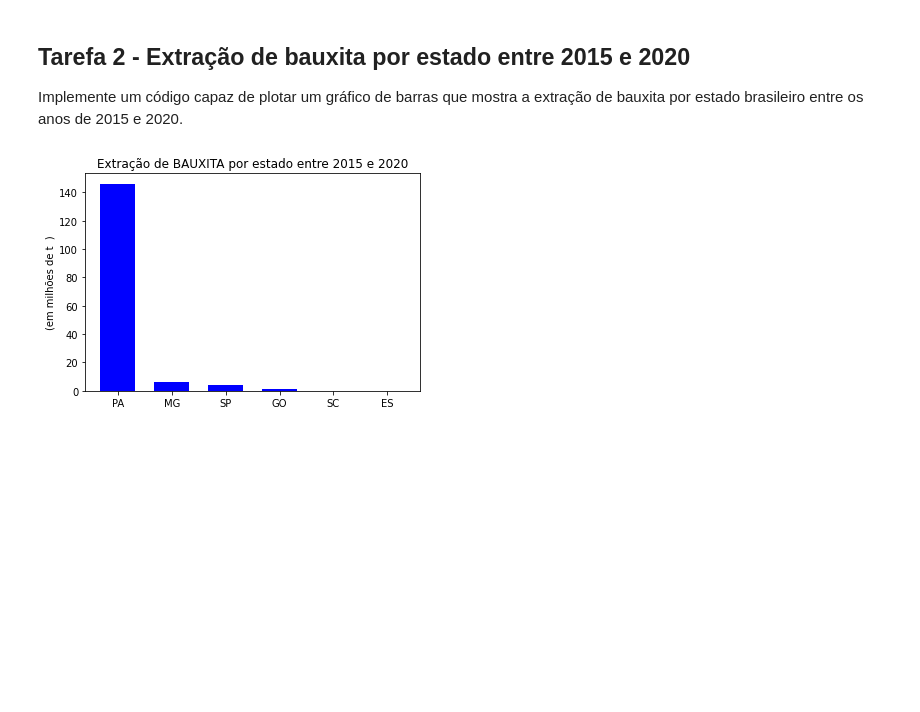
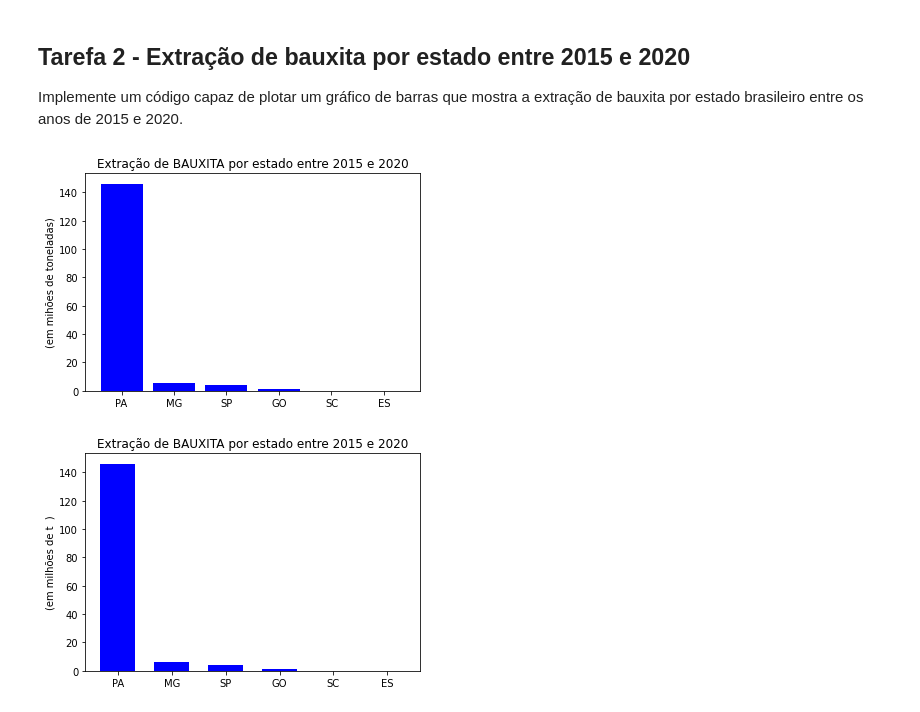
Before and after one commit to Steph7/codigos, a Jupyter notebook: PDC/Trabalho Final/ProjetoFinal2020_2.ipynb, the cells around one changed output. Saved outputs shown, nothing was run; the diff lists cells and outputs as text; code cells hidden in the pictures; blank space fills up the shorter version.

```diff
--- a/PDC/Trabalho Final/ProjetoFinal2020_2.ipynb
+++ b/PDC/Trabalho Final/ProjetoFinal2020_2.ipynb
@@ -107,6 +138,84 @@ Tarefa 2 - Extração de bauxita por estado entre 2015 e 2020
 ---------
 
 Implemente um código capaz de plotar um gráfico de barras que mostra a extração de bauxita por estado brasileiro entre os anos de 2015 e 2020.
+# %%
+import numpy as np
+import matplotlib
+import matplotlib.pyplot as plt
+import pandas as pd
+
+dadosSelecionados = list()
+
+for linha in dados:
+    if(len(linha)) == 14:
+        dadosSelecionados.append(linha)
+
+nova_lista = list()
+
+somaSP = 0
+somaMG = 0
+somaPA = 0
+somaGO = 0
+somaES = 0
+somaSC = 0
+
+for linha in dadosSelecionados:
+    linha[11].strip()
+    if linha[8] == 'BAUXITA' and int(linha[0]) >= 2015 and int(linha[0]) <= 2020 and (linha[11] != 'm3  '):
+        nova_lista.append(linha)
+        if(linha[9] == 'SP'):
+            if(linha[11] == 't  '):
+                somaSP += float(linha[12].replace(",", ".")) / 1000000
+            if(linha[11] == 'kg  '):
+                somaSP += float(linha[12].replace(",", ".")) / 1000000000
+        if(linha[9] == 'MG'):
+            if(linha[11] == 't  '):
+                somaMG += float(linha[12].replace(",", ".")) / 1000000
+            if(linha[11] == 'kg  '):
+                somaMG += float(linha[12].replace(",", ".")) / 1000000000
+        if(linha[9] == 'SC'):
+            if(linha[11] == 't  '):
+                somaSC += float(linha[12].replace(",", ".")) / 1000000
+            if(linha[11] == 'kg  '):
+                somaSC += float(linha[12].replace(",", ".")) / 1000000000
+        if(linha[9] == 'GO'):
+            if(linha[11] == 't  '):
+                somaGO += float(linha[12].replace(",", ".")) / 1000000
+            if(linha[11] == 'kg  '):
+                somaGO += float(linha[12].replace(",", ".")) / 1000000000
+        if(linha[9] == 'ES'):
+            if(linha[11] == 't  '):
+                somaES += float(linha[12].replace(",", ".")) / 1000000
+            if(linha[11] == 'kg  '):
+                somaES += float(linha[12].replace(",", ".")) / 1000000000
+        if(linha[9] == 'PA'):
+            if(linha[11] == 't  '):
+                somaPA += float(linha[12].replace(",", ".")) / 1000000
+            if(linha[11] == 'kg  '):
+                somaPA += float(linha[12].replace(",", ".")) / 1000000000
+
+
+d1 = {'SP': somaSP, 'MG': somaMG, 'PA': somaPA, 'ES': somaES, 'GO':somaGO, 'SC':somaSC}
+
+#print("SP: %.2f - MG: %.2f - PA: %.2f - ES: %.2f - GO %.2f - SC %.2f" % (somaSP, somaMG, somaPA, somaES, somaGO, somaSC))
+
+estados = list(d1.keys())
+quantidade = list(d1.values())
+
+df = pd.DataFrame({"Estados": estados, "Quantidade": quantidade})
+df_sorted = df.sort_values("Quantidade", ascending=False)
+
+plt.bar('Estados', 'Quantidade', data=df_sorted, color='blue')
+
+
+plt.ylabel('(em mihões de toneladas)')
+plt.title("Extração de BAUXITA por estado entre 2015 e 2020")
+#plt.grid(True)
+fig = plt.gcf()
+fig.set_size_inches(6, 4)
+plt.show()
+# %% [output]
+[figure, added]
 # %%
 # Implemente seu código aqui!
 # %% [output]
```
Also changed, not shown: parts of 7 cells of this notebook, 16 other files.
